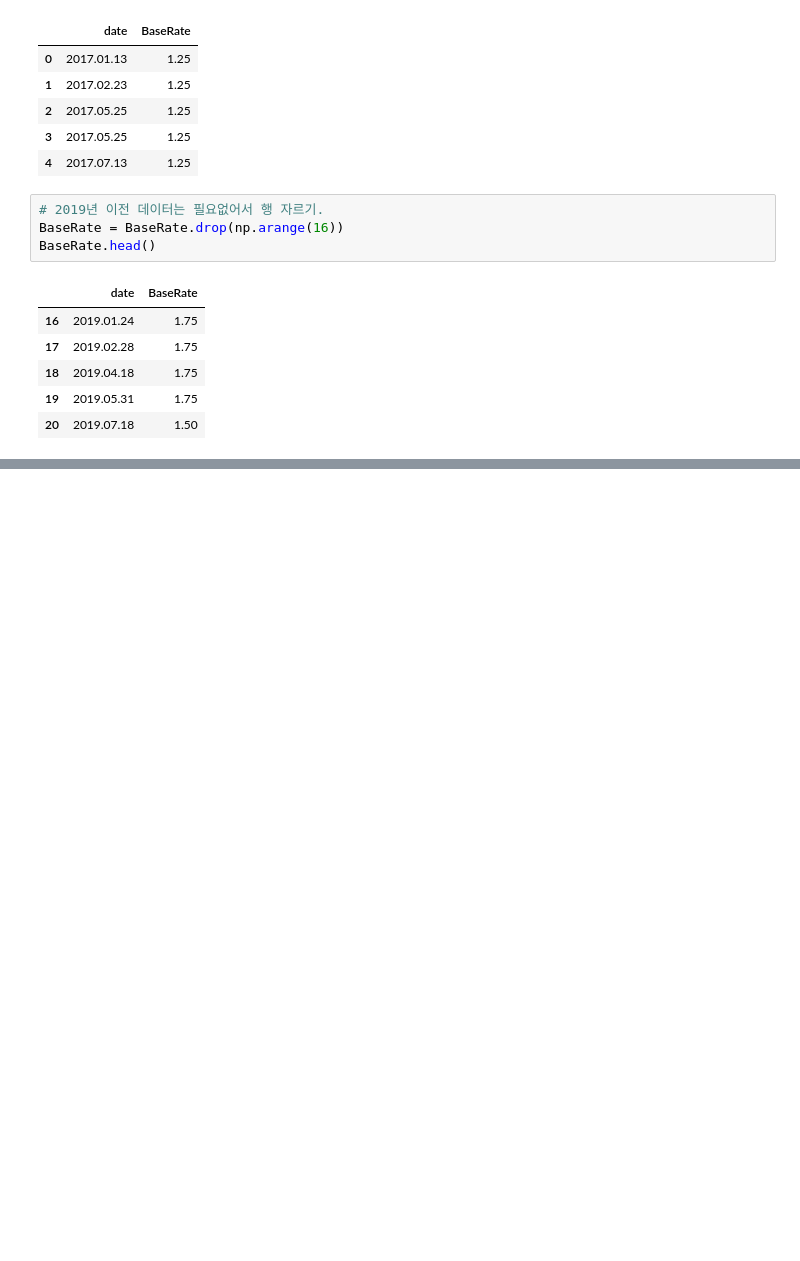
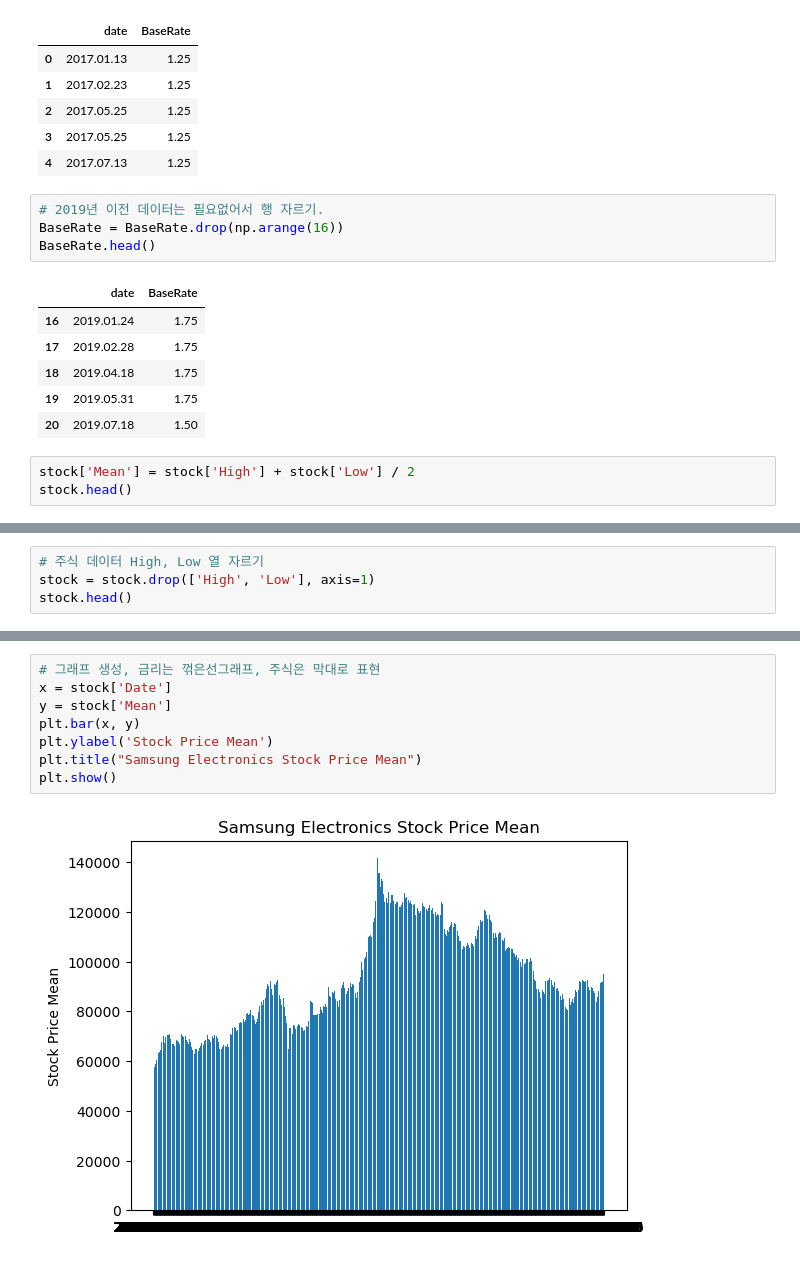
Before and after one commit to CJW-918/Data-Analysis, a Jupyter notebook: analysis_stock_baserate/analysis_stock_baserate.ipynb, the cells around one changed output, grey strips where cells are left out. Saved outputs shown, nothing was run; the diff lists cells and outputs as text; blank space fills up the shorter version.

```diff
--- a/analysis_stock_baserate/analysis_stock_baserate.ipynb
+++ b/analysis_stock_baserate/analysis_stock_baserate.ipynb
@@ -75,3 +75,6 @@ BaseRate.head()
 | 18 | 2019.04.18 | 1.75 |
 | 19 | 2019.05.31 | 1.75 |
 | 20 | 2019.07.18 | 1.50 |
+# %%
+stock['Mean'] = stock['High'] + stock['Low'] / 2
+stock.head()
@@ -77,0 +88,4 @@ BaseRate.head()
+# %%
+# 주식 데이터 High, Low 열 자르기
+stock = stock.drop(['High', 'Low'], axis=1)
+stock.head()
@@ -77,0 +99,10 @@ BaseRate.head()
+# %%
+# 그래프 생성, 금리는 꺾은선그래프, 주식은 막대로 표현
+x = stock['Date']
+y = stock['Mean']
+plt.bar(x, y)
+plt.ylabel('Stock Price Mean')
+plt.title("Samsung Electronics Stock Price Mean")
+plt.show()
+# %% [output]
+[figure, added]
```
Also changed, not shown: parts of 3 cells of this notebook.
